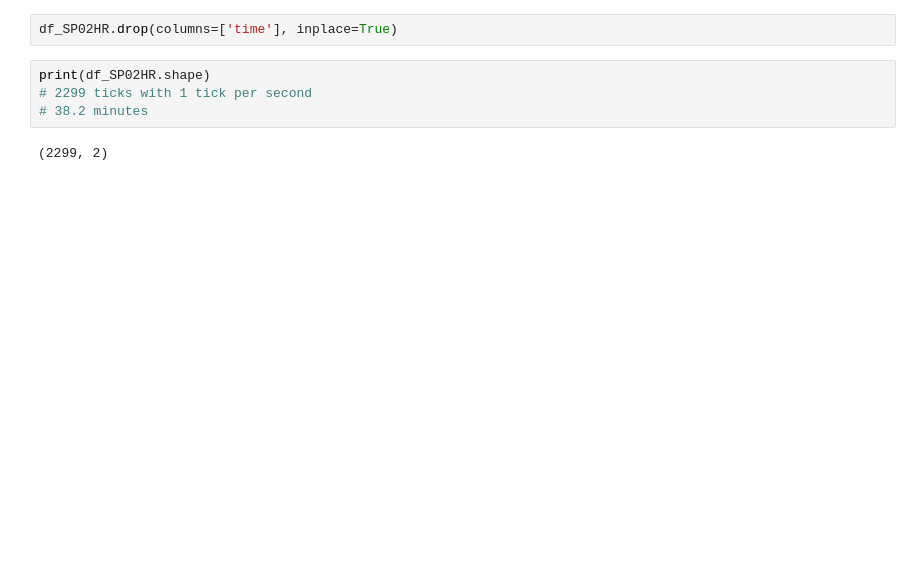
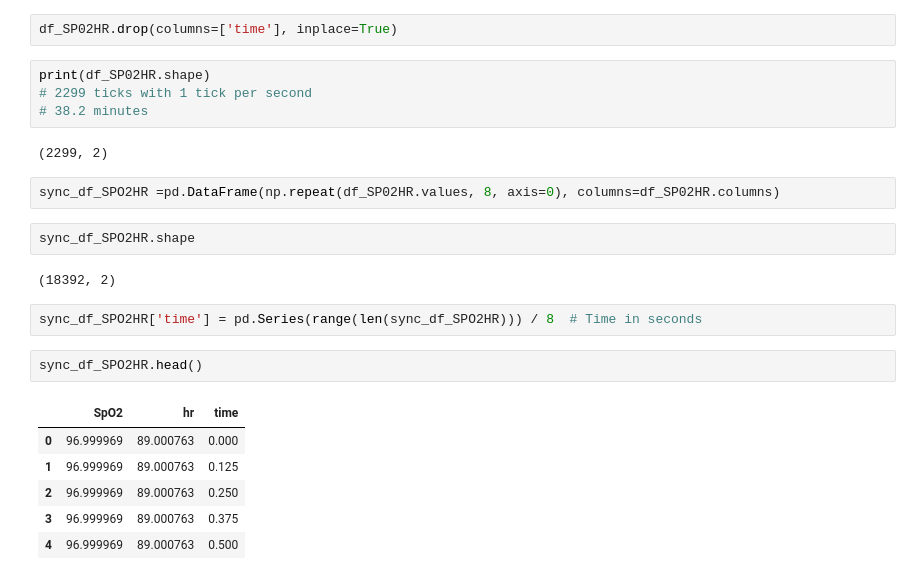
Before and after one commit to GW-datasci/25-spring-ESCHWARTZ, a Jupyter notebook: testing.ipynb, the cells around one changed output. Saved outputs shown, nothing was run; the diff lists cells and outputs as text; blank space fills up the shorter version.

```diff
--- a/testing.ipynb
+++ b/testing.ipynb
@@ -88,5 +90,22 @@ print(df_SP02HR.shape)
 # 38.2 minutes
 # %% [output]
 (2299, 2)
+# %%
+sync_df_SPO2HR =pd.DataFrame(np.repeat(df_SP02HR.values, 8, axis=0), columns=df_SP02HR.columns)
+# %%
+sync_df_SPO2HR.shape
+# %% [output]
+(18392, 2)
+# %%
+sync_df_SPO2HR['time'] = pd.Series(range(len(sync_df_SPO2HR))) / 8  # Time in seconds
+# %%
+sync_df_SPO2HR.head()
+# %% [output]
+|  | SpO2 | hr | time |
+| 0 | 96.999969 | 89.000763 | 0.000 |
+| 1 | 96.999969 | 89.000763 | 0.125 |
+| 2 | 96.999969 | 89.000763 | 0.250 |
+| 3 | 96.999969 | 89.000763 | 0.375 |
+| 4 | 96.999969 | 89.000763 | 0.500 |
 # %%
 plt.figure(figsize=(12, 8))
```
Also changed, not shown: parts of 7 cells of this notebook, 8 other files.
